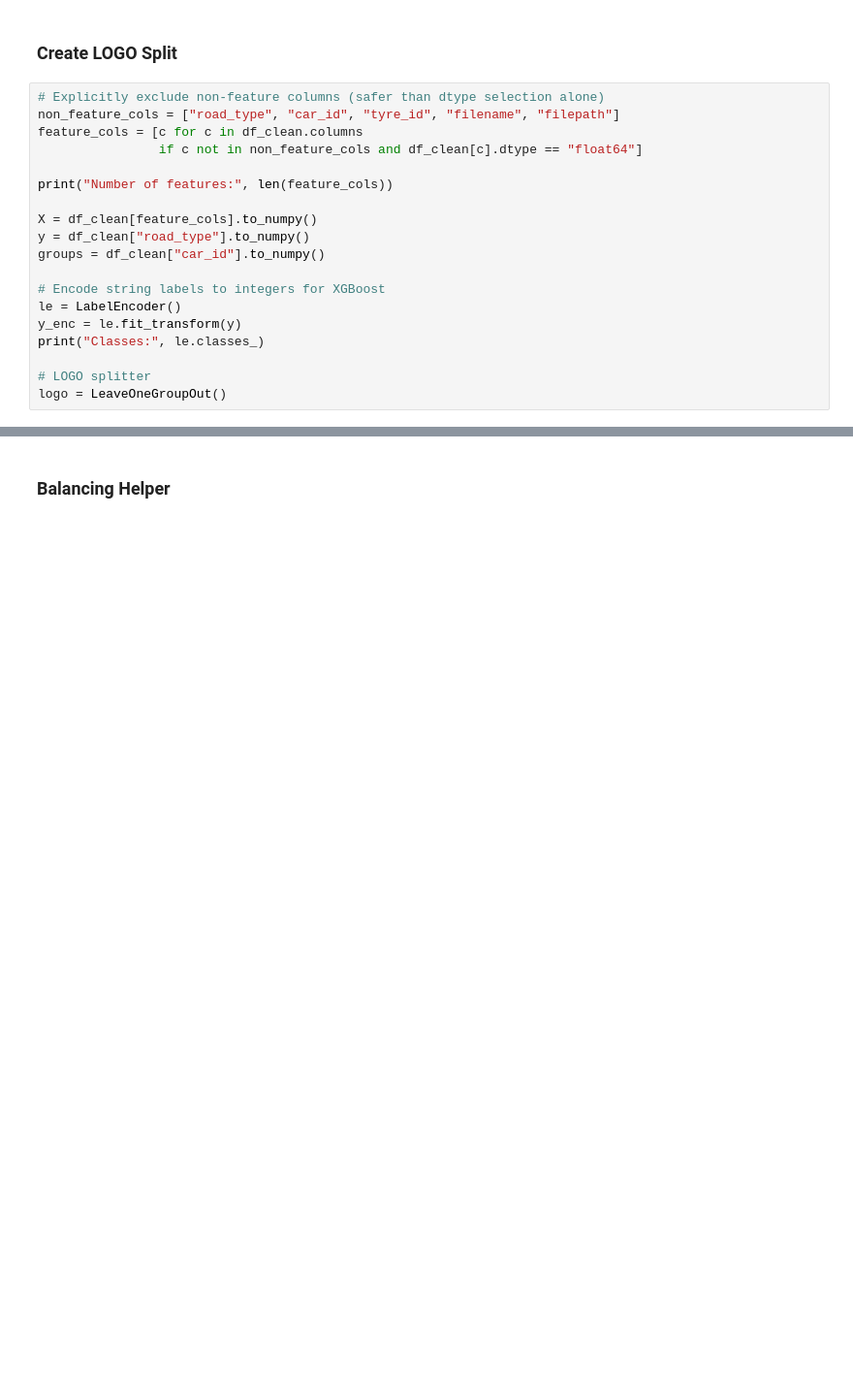
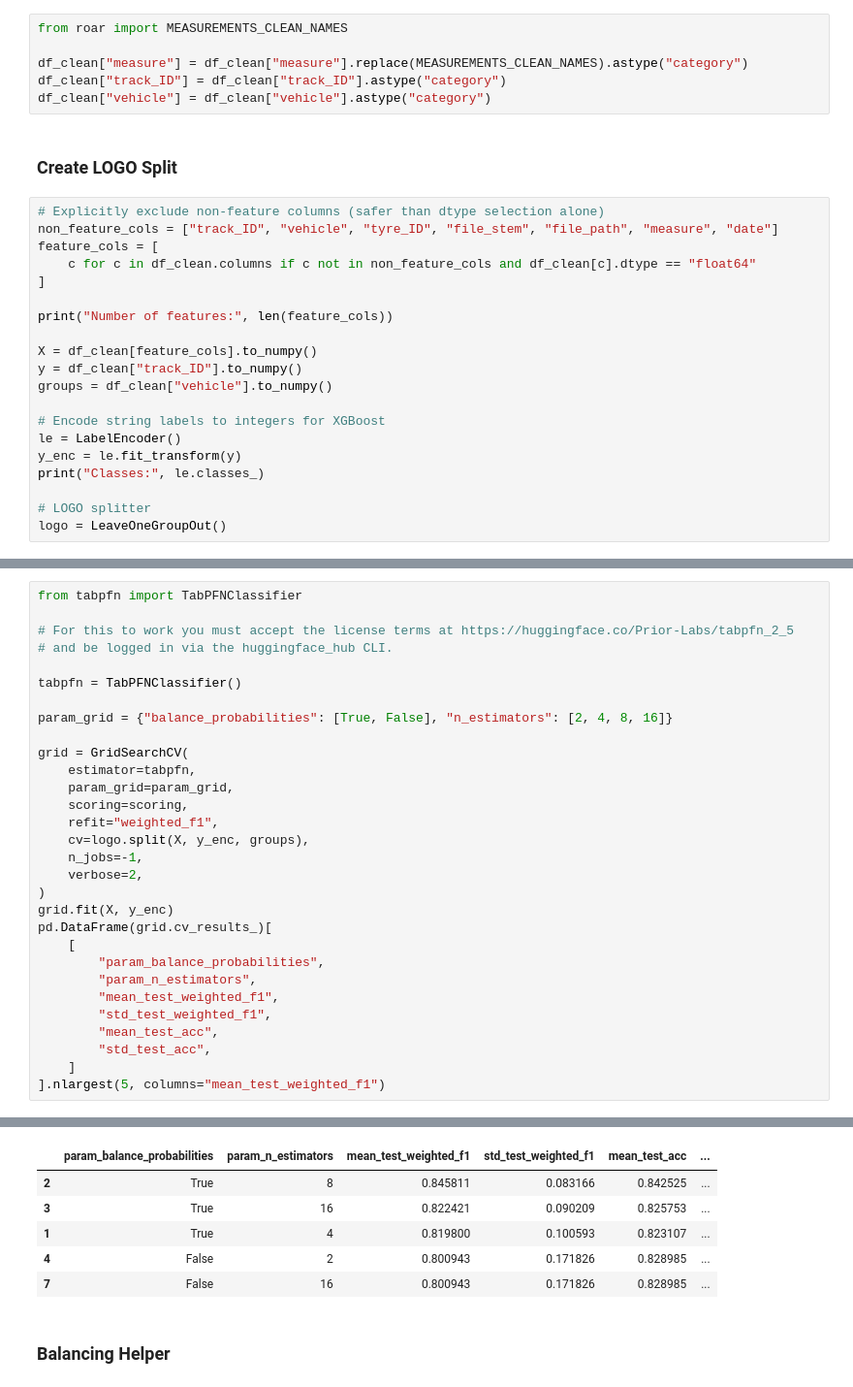
Before and after one commit to m-j-w-f/ROAR, a Jupyter notebook: src/roar/notenbooks/04train_opt.ipynb, the cells around one changed output, grey strips where cells are left out. Shown at 97% size. Cells and saved outputs as stored; diff of their text form; blank space fills up the shorter version.

Commit message:
add lightgbm, tabpfn, logreg

```diff
--- a/src/roar/notenbooks/04train_opt.ipynb
+++ b/src/roar/notenbooks/04train_opt.ipynb
@@ -298,16 +148,23 @@ memory usage: 231.2+ KB
+# %%
+from roar import MEASUREMENTS_CLEAN_NAMES
+
+df_clean["measure"] = df_clean["measure"].replace(MEASUREMENTS_CLEAN_NAMES).astype("category")
+df_clean["track_ID"] = df_clean["track_ID"].astype("category")
+df_clean["vehicle"] = df_clean["vehicle"].astype("category")
 # %% [markdown]
 ### Create LOGO Split
 # %%
 # Explicitly exclude non-feature columns (safer than dtype selection alone)
-non_feature_cols = ["road_type", "car_id", "tyre_id", "filename", "filepath"]
-feature_cols = [c for c in df_clean.columns
-                if c not in non_feature_cols and df_clean[c].dtype == "float64"]
+non_feature_cols = ["track_ID", "vehicle", "tyre_ID", "file_stem", "file_path", "measure", "date"]
+feature_cols = [
+    c for c in df_clean.columns if c not in non_feature_cols and df_clean[c].dtype == "float64"
+]
 
 print("Number of features:", len(feature_cols))
 
 X = df_clean[feature_cols].to_numpy()
-y = df_clean["road_type"].to_numpy()
-groups = df_clean["car_id"].to_numpy()
+y = df_clean["track_ID"].to_numpy()
+groups = df_clean["vehicle"].to_numpy()
 
 # Encode string labels to integers for XGBoost
 le = LabelEncoder()
@@ -321,0 +455,31 @@ Classes: ['150' '211']
+# %%
+from tabpfn import TabPFNClassifier
+
+# For this to work you must accept the license terms at https://huggingface.co/Prior-Labs/tabpfn_2_5
+# and be logged in via the huggingface_hub CLI.
+
+tabpfn = TabPFNClassifier()
+
+param_grid = {"balance_probabilities": [True, False], "n_estimators": [2, 4, 8, 16]}
+
+grid = GridSearchCV(
+    estimator=tabpfn,
+    param_grid=param_grid,
+    scoring=scoring,
+    refit="weighted_f1",
+    cv=logo.split(X, y_enc, groups),
+    n_jobs=-1,
+    verbose=2,
+)
+grid.fit(X, y_enc)
+pd.DataFrame(grid.cv_results_)[
+    [
+        "param_balance_probabilities",
+        "param_n_estimators",
+        "mean_test_weighted_f1",
+        "std_test_weighted_f1",
+        "mean_test_acc",
+        "std_test_acc",
+    ]
+].nlargest(5, columns="mean_test_weighted_f1")
+# %% [output]
@@ -322,3 +503,9 @@ Classes: ['150' '211']
+|  | param_balance_probabilities | param_n_estimators | mean_test_weighted_f1 | std_test_weighted_f1 | mean_test_acc | ... |
+| 2 | True | 8 | 0.845811 | 0.083166 | 0.842525 | ... |
+| 3 | True | 16 | 0.822421 | 0.090209 | 0.825753 | ... |
+| 1 | True | 4 | 0.819800 | 0.100593 | 0.823107 | ... |
+| 4 | False | 2 | 0.800943 | 0.171826 | 0.828985 | ... |
+| 7 | False | 16 | 0.800943 | 0.171826 | 0.828985 | ... |
 # %% [markdown]
 ### Balancing Helper
 # %%
```
Also changed, not shown: parts of 30 cells of this notebook, 3 other files.
